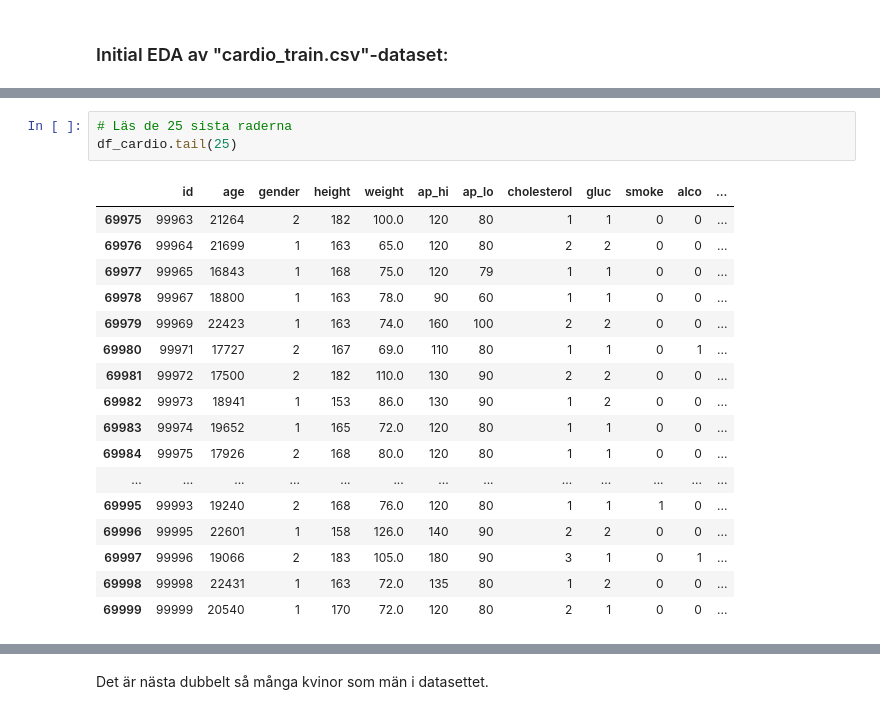
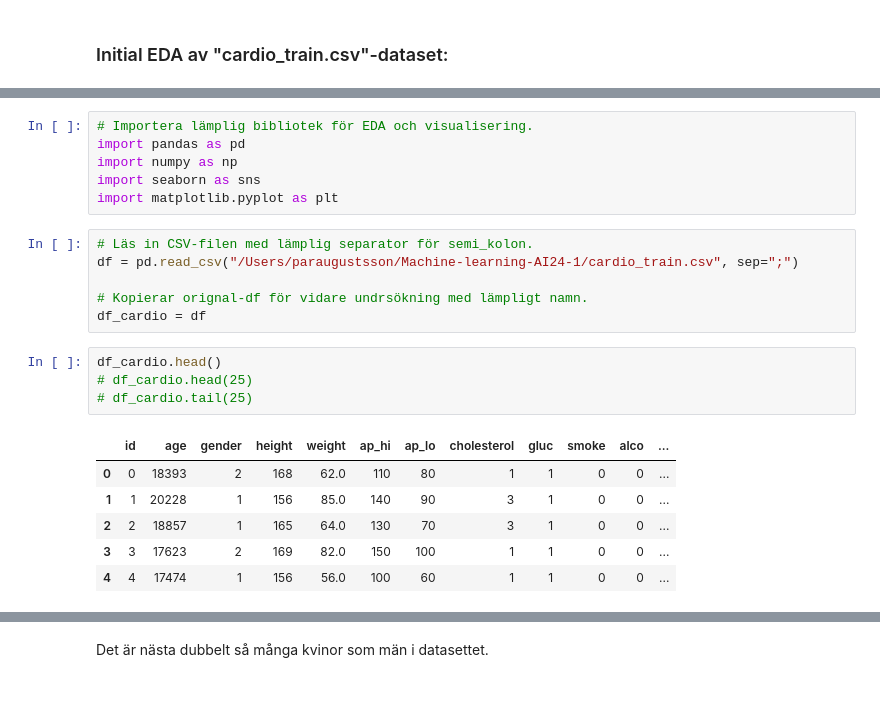
Before and after one commit to PaerBrady/Machine-learning-AI24, a Jupyter notebook: LaborationML.ipynb, the cells around one changed output, grey strips where cells are left out. Drawn from its saved outputs; the diff is of its cells as text.

```diff
--- a/LaborationML.ipynb
+++ b/LaborationML.ipynb
@@ -40,21 +48,23 @@ df_cardio.head(25)
+# %%
+# Importera lämplig bibliotek för EDA och visualisering.
+import pandas as pd
+import numpy as np
+import seaborn as sns
+import matplotlib.pyplot as plt
+# %%
+# Läs in CSV-filen med lämplig separator för semi_kolon.
+df = pd.read_csv("/Users/paraugustsson/Machine-learning-AI24-1/cardio_train.csv", sep=";")
+
+# Kopierar orignal-df för vidare undrsökning med lämpligt namn.
+df_cardio = df
 # %%
-# Läs de 25 sista raderna
-df_cardio.tail(25)
+df_cardio.head()
+# df_cardio.head(25)
+# df_cardio.tail(25)
 # %% [output]
 |  | id | age | gender | height | weight | ap_hi | ap_lo | cholesterol | gluc | smoke | alco | ... |
-| 69975 | 99963 | 21264 | 2 | 182 | 100.0 | 120 | 80 | 1 | 1 | 0 | 0 | ... |
-| 69976 | 99964 | 21699 | 1 | 163 | 65.0 | 120 | 80 | 2 | 2 | 0 | 0 | ... |
-| 69977 | 99965 | 16843 | 1 | 168 | 75.0 | 120 | 79 | 1 | 1 | 0 | 0 | ... |
-| 69978 | 99967 | 18800 | 1 | 163 | 78.0 | 90 | 60 | 1 | 1 | 0 | 0 | ... |
-| 69979 | 99969 | 22423 | 1 | 163 | 74.0 | 160 | 100 | 2 | 2 | 0 | 0 | ... |
-| 69980 | 99971 | 17727 | 2 | 167 | 69.0 | 110 | 80 | 1 | 1 | 0 | 1 | ... |
-| 69981 | 99972 | 17500 | 2 | 182 | 110.0 | 130 | 90 | 2 | 2 | 0 | 0 | ... |
-| 69982 | 99973 | 18941 | 1 | 153 | 86.0 | 130 | 90 | 1 | 2 | 0 | 0 | ... |
-| 69983 | 99974 | 19652 | 1 | 165 | 72.0 | 120 | 80 | 1 | 1 | 0 | 0 | ... |
-| 69984 | 99975 | 17926 | 2 | 168 | 80.0 | 120 | 80 | 1 | 1 | 0 | 0 | ... |
-| ... | ... | ... | ... | ... | ... | ... | ... | ... | ... | ... | ... | ... |
-| 69995 | 99993 | 19240 | 2 | 168 | 76.0 | 120 | 80 | 1 | 1 | 1 | 0 | ... |
-| 69996 | 99995 | 22601 | 1 | 158 | 126.0 | 140 | 90 | 2 | 2 | 0 | 0 | ... |
-| 69997 | 99996 | 19066 | 2 | 183 | 105.0 | 180 | 90 | 3 | 1 | 0 | 1 | ... |
-| 69998 | 99998 | 22431 | 1 | 163 | 72.0 | 135 | 80 | 1 | 2 | 0 | 0 | ... |
-| 69999 | 99999 | 20540 | 1 | 170 | 72.0 | 120 | 80 | 2 | 1 | 0 | 0 | ... |
+| 0 | 0 | 18393 | 2 | 168 | 62.0 | 110 | 80 | 1 | 1 | 0 | 0 | ... |
+| 1 | 1 | 20228 | 1 | 156 | 85.0 | 140 | 90 | 3 | 1 | 0 | 0 | ... |
+| 2 | 2 | 18857 | 1 | 165 | 64.0 | 130 | 70 | 3 | 1 | 0 | 0 | ... |
+| 3 | 3 | 17623 | 2 | 169 | 82.0 | 150 | 100 | 1 | 1 | 0 | 0 | ... |
+| 4 | 4 | 17474 | 1 | 156 | 56.0 | 100 | 60 | 1 | 1 | 0 | 0 | ... |
```
Also changed, not shown: parts of 106 cells of this notebook, 2 other files.
